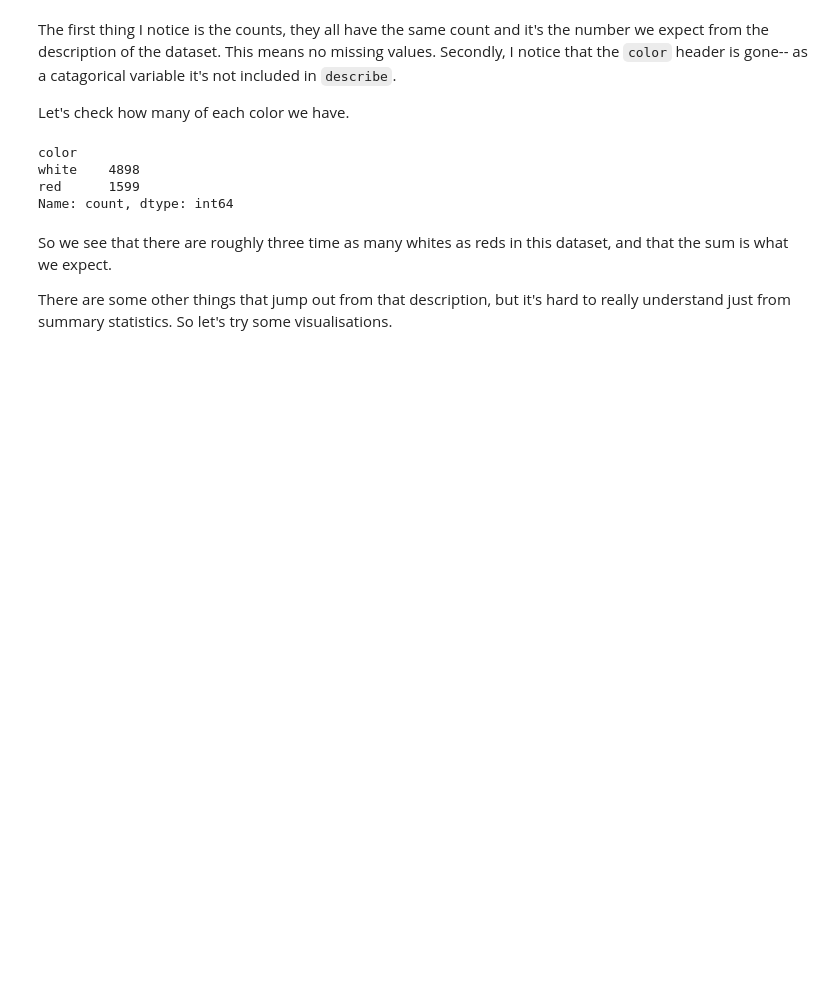
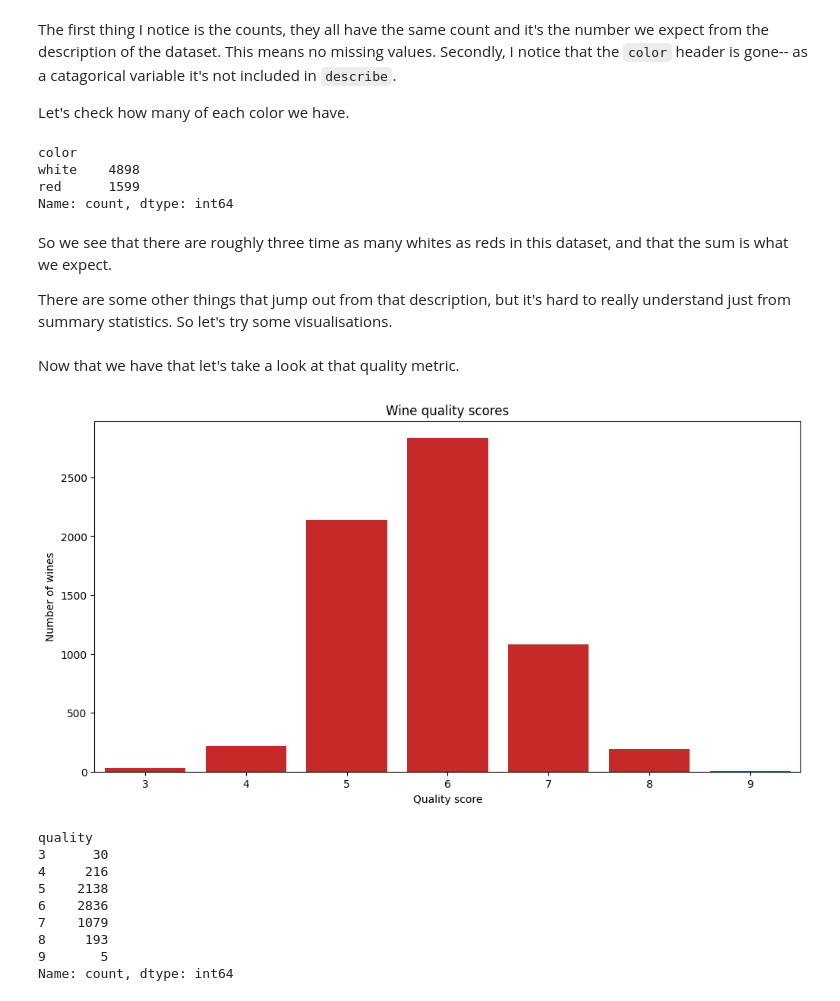
Before and after one commit to jklydev/everything-counts-summative-1, a Jupyter notebook: wine.ipynb, the cells around one changed output. Drawn from its saved outputs; the diff is of its cells as text; code cells hidden in the pictures; blank space fills up the shorter version.

Commit message:
Explored the wine quality score, feature correlations, and P values.

```diff
--- a/wine.ipynb
+++ b/wine.ipynb
@@ -71,0 +75,23 @@ There are some other things that jump out from that description, but it's hard t
+# %% [markdown]
+Now that we have that let's take a look at that quality metric.
+# %%
+quality_counts = wine_quality["quality"].value_counts().sort_index()
+plt.figure(figsize=(12, 6))
+sns.countplot(data=wine_quality, x="quality", color="#e10e0e")
+plt.title("Wine quality scores")
+plt.xlabel("Quality score")
+plt.ylabel("Number of wines")
+plt.show()
+
+quality_counts
+# %% [output]
+[figure, added]
+quality
+3      30
+4     216
+5    2138
+6    2836
+7    1079
+8     193
+9       5
+Name: count, dtype: int64
```
Also changed, not shown: parts of 10 cells of this notebook, 1 other file.
